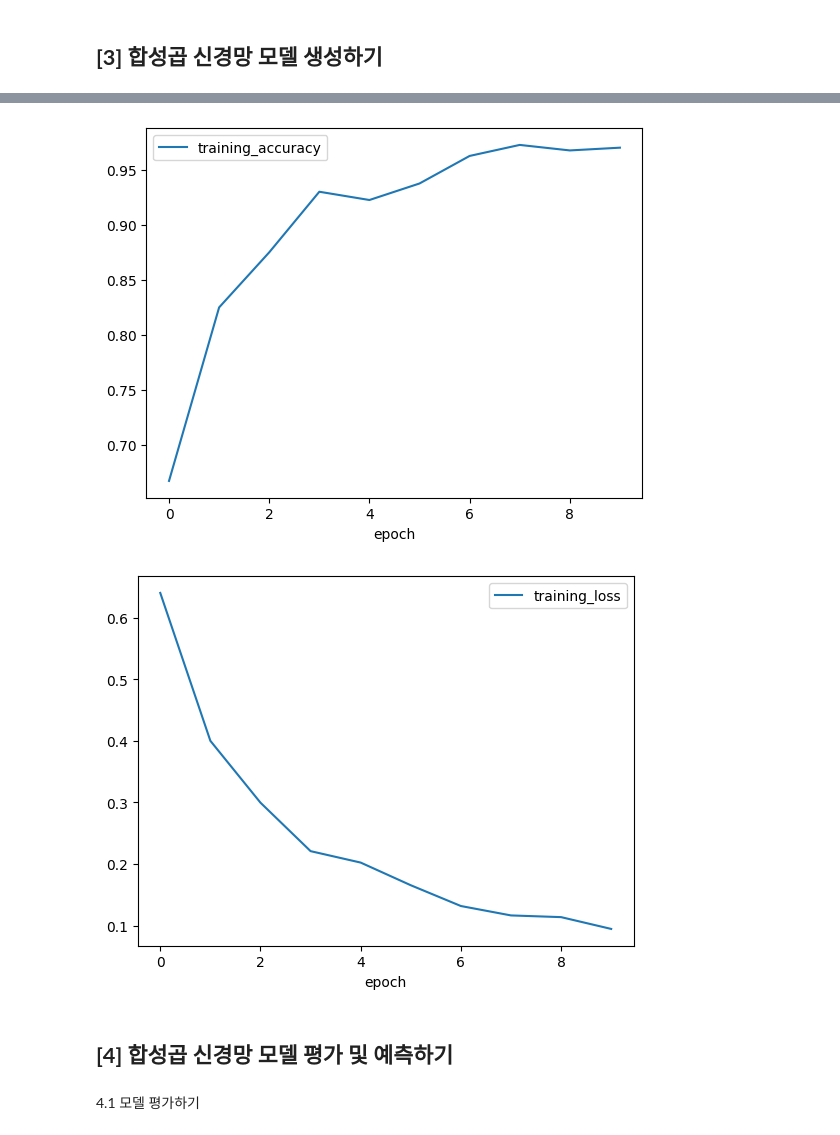
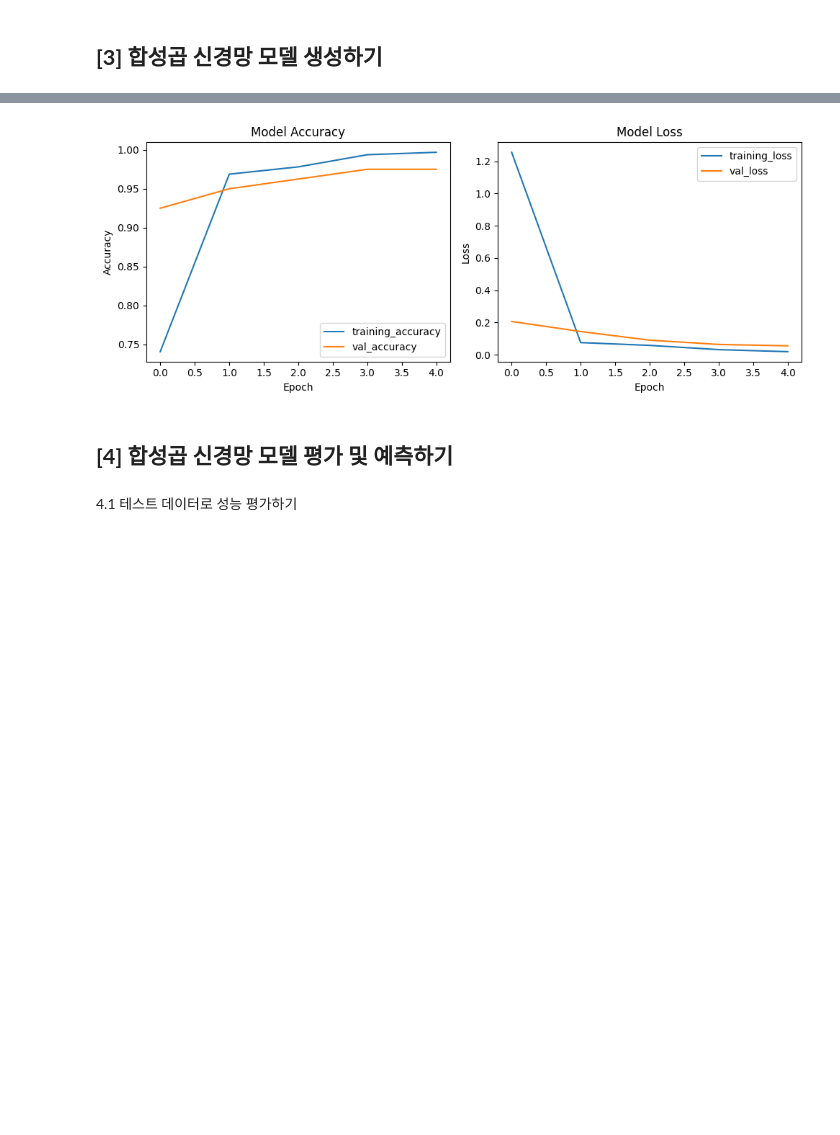
Before and after one commit to suakii/Orange3-Python-MLDS, a Jupyter notebook: Ch_11/11_인공지능으로 사과농가를 어떻게 도울까_.ipynb, the cells around one changed output, grey strips where cells are left out. Cells and saved outputs as stored; diff of their text form; code cells hidden in the pictures; blank space fills up the shorter version.

```diff
--- a/Ch_11/11_인공지능으로 사과농가를 어떻게 도울까_.ipynb
+++ b/Ch_11/11_인공지능으로 사과농가를 어떻게 도울까_.ipynb
@@ -116,0 +100,8 @@ Model: "sequential"
+# %%
+from keras import models, layers
+model = models.Sequential([
+vgg,
+layers.GlobalAveragePooling2D(),
+layers.Dense(128, activation='relu'),
+layers.Dense(num_classes, activation='softmax')
+])
@@ -117,3 +110,5 @@ Model: "sequential"
 # %%
-model.compile(optimizer='adam', loss='categorical_crossentropy', metrics=['accuracy'])
+model.compile(optimizer='adam',
+loss='sparse_categorical_crossentropy',
+metrics=['accuracy'])
 # %% [markdown]
@@ -121,3 +116,7 @@ model.compile(optimizer='adam', loss='categorical_crossentropy', metrics=['accur
 # %%
-history = model.fit(training_set, epochs=10)
+history = model.fit(
+training_set,
+validation_data=validation_set,
+epochs=5
+)
 # %% [output]
@@ -144,21 +133,28 @@ Epoch 10/10
 # %%
 # 정확도(accuracy), 손실(loss) 그래프로 표현
 import matplotlib.pyplot as plt
-
-plt.xlabel('epoch')
+plt.figure(figsize=(10, 4))
+# 정확도 그래프
+plt.subplot(1, 2, 1)
 plt.plot(history.history['accuracy'], label='training_accuracy')
+plt.plot(history.history['val_accuracy'], label='val_accuracy')
+plt.xlabel('Epoch')
+plt.ylabel('Accuracy')
+plt.title('Model Accuracy')
 plt.legend()
+# 손실 그래프
+plt.subplot(1, 2, 2)
+plt.plot(history.history['loss'], label='training_loss')
+plt.plot(history.history['val_loss'], label='val_loss')
+plt.xlabel('Epoch')
+plt.ylabel('Loss')
+plt.title('Model Loss')
+plt.legend()
+plt.tight_layout()
 plt.show()
-
-
-plt.xlabel('epoch')
-plt.plot(history.history['loss'], label='training_loss')
-plt.legend()
-plt.show()
 # %% [output]
-[figure, old version]
+[figure, new version]
-[figure, removed]
 # %% [markdown]
 ## **[4] 합성곱 신경망 모델 평가 및 예측하기**
 # %% [markdown]
-4.1 모델 평가하기
+4.1 테스트 데이터로 성능 평가하기
```
Also changed, not shown: parts of 29 cells of this notebook, 30 other files.
